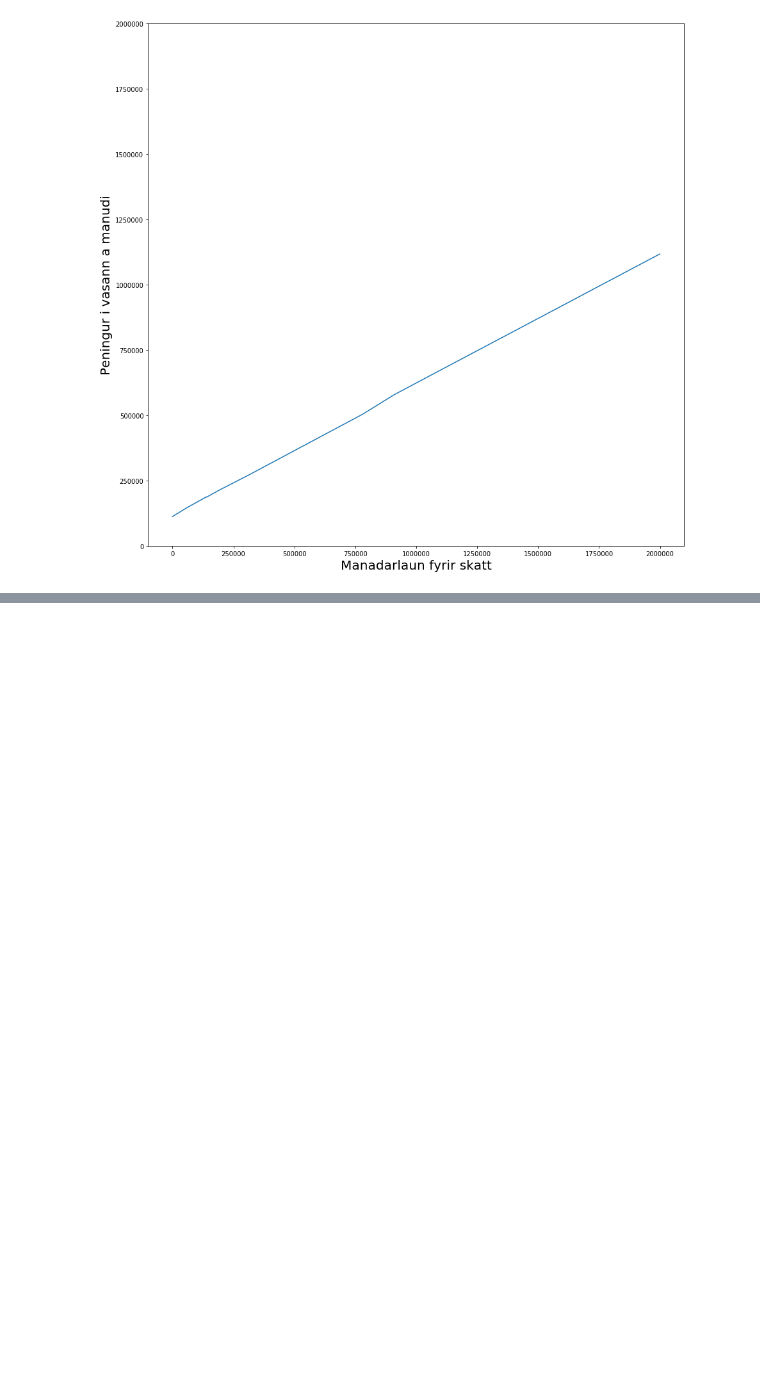
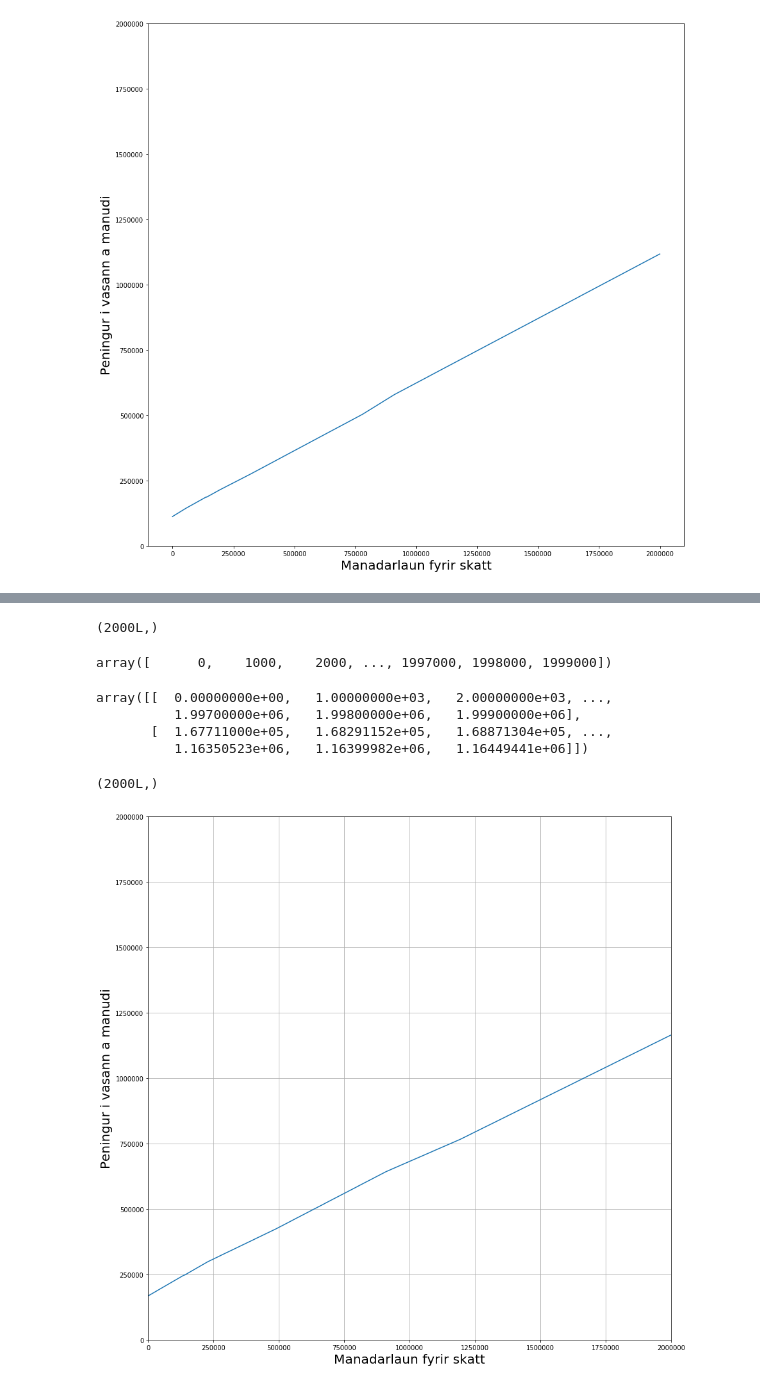
Before and after one commit to kelihjoll/islendingur_reiknivel, a Jupyter notebook: islendingur.ipynb, the cells around one changed output, grey strips where cells are left out. Drawn from its saved outputs; the diff is of its cells as text; code cells hidden in the pictures; blank space fills up the shorter version.

```diff
--- a/islendingur.ipynb
+++ b/islendingur.ipynb
@@ -560,3 +540,5 @@ pl.ylim(0,2000000)
 # %% [output]
 (0, 2000000)
 [figure]
+# %%
+einstaedingur = islendingur()
@@ -562,0 +593,16 @@ pl.ylim(0,2000000)
+# %%
+vasapjenlisti = []
+tekjulisti = np.arange(0, 2000000, 1000)
+for i in tekjulisti:
+    einstaedingur[1]['tekjur'][0] = i
+    tekjur_i_vasa = vasapeningur(einstaedingur[1])
+    vasapjenlisti.append(tekjur_i_vasa)
+# %%
+class Formatter(object):
+    def __init__(self, im):
+        self.im = im
+    def __call__(self, x, y):
+        z = self.im.get_array()[int(y), int(x)]
+        return 'x={:.01f}, y={:.01f}, z={:.01f}'.format(x, y, z)
+# %%
+data = np.array((vasapjen_array, tekjulisti))
@@ -562,0 +617,8 @@ pl.ylim(0,2000000)
+# %%
+vasapjen_array.shape
+# %% [output]
+(2000L,)
+# %%
+tekjulisti
+# %% [output]
+array([      0,    1000,    2000, ..., 1997000, 1998000, 1999000])
@@ -562,0 +627,24 @@ pl.ylim(0,2000000)
+# %%
+data
+# %% [output]
+array([[  0.00000000e+00,   1.00000000e+03,   2.00000000e+03, ...,
+          1.99700000e+06,   1.99800000e+06,   1.99900000e+06],
+       [  1.67711000e+05,   1.68291152e+05,   1.68871304e+05, ...,
+          1.16350523e+06,   1.16399982e+06,   1.16449441e+06]])
+# %%
+tekjulisti.shape
+# %% [output]
+(2000L,)
+# %%
+fig, ax = plt.subplots()
+im = ax.imshow(data, interpolation='none')
+ax.format_coord = Formatter(im)
+plt.plot(tekjulisti, vasapjenlisti)
+plt.grid(True)
+plt.xlabel('Manadarlaun fyrir skatt', size=20)
+plt.ylabel('Peningur i vasann a manudi', size=20)
+plt.xlim(0,2000000)
+plt.ylim(0,2000000)
+plt.show()
+# %% [output]
+[figure, added]
```
Also changed, not shown: parts of 14 cells of this notebook.
